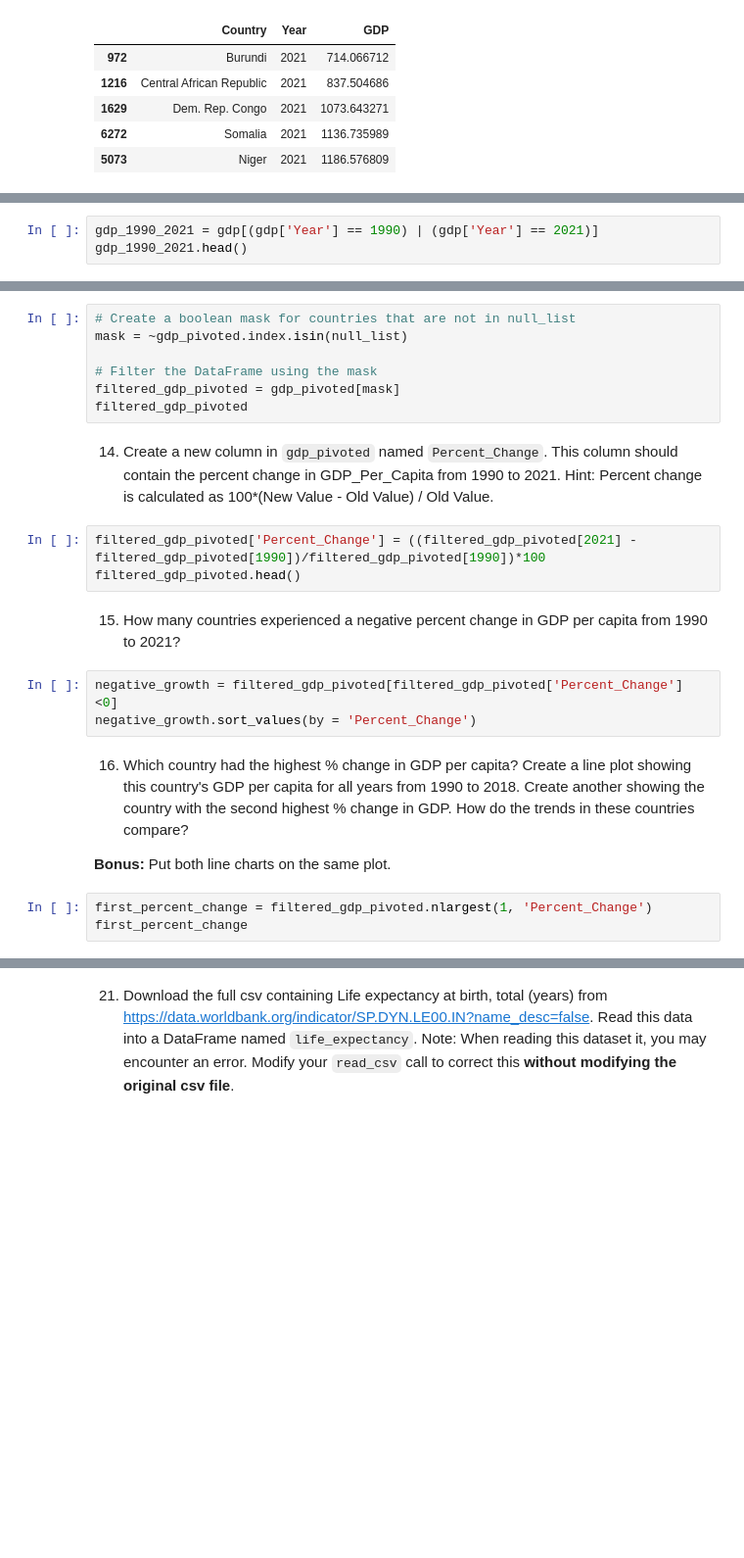
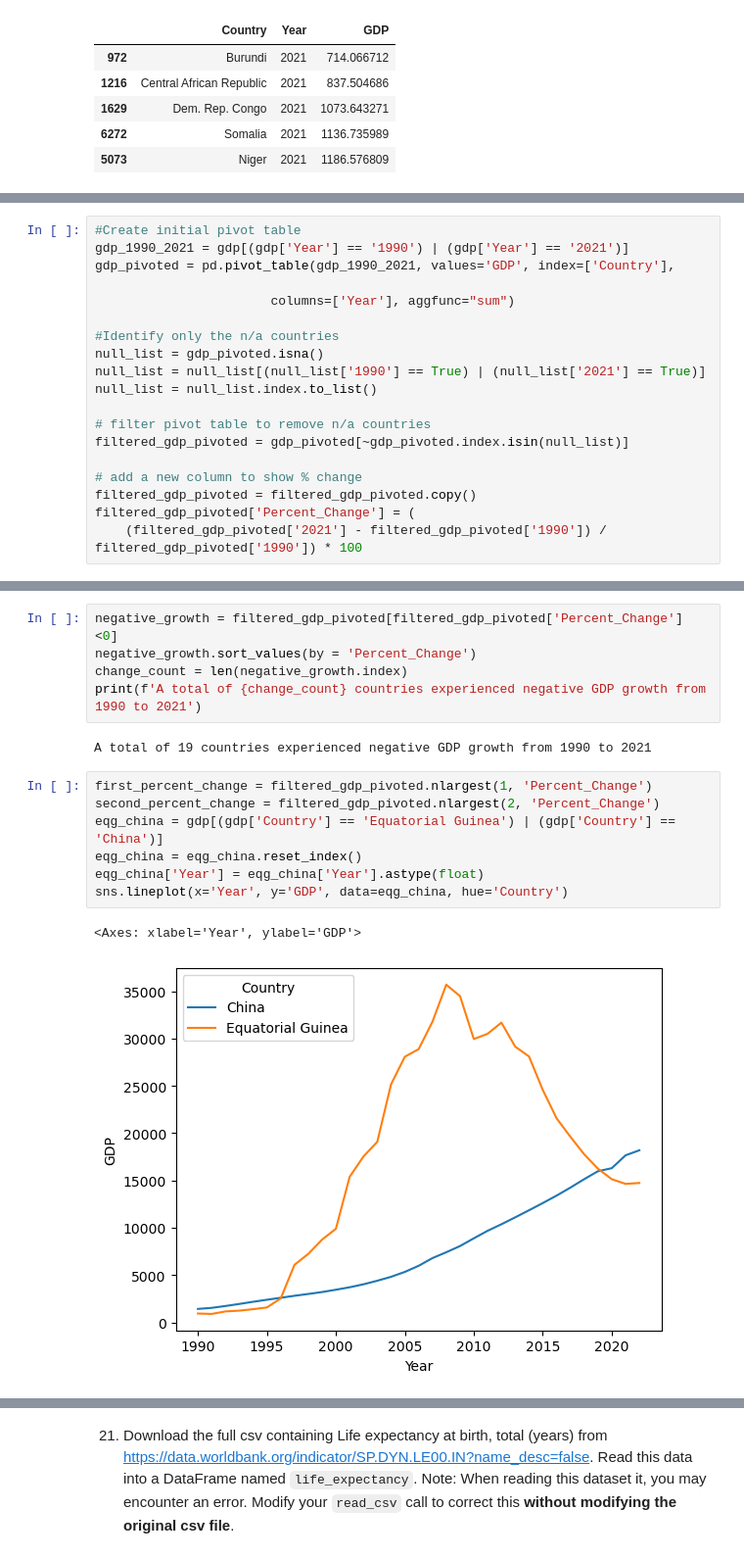
Before and after one commit to nss-data-science-cohort-8/un-exploration-JEFFDAVISJR, a Jupyter notebook: Notebooks/UN_Data_Exploration_Final.ipynb, the cells around one changed output, grey strips where cells are left out. Shown at 98% size. Drawn from its saved outputs; the diff is of its cells as text; blank space fills up the shorter version.

```diff
--- a/Notebooks/UN_Data_Exploration_Final.ipynb
+++ b/Notebooks/UN_Data_Exploration_Final.ipynb
@@ -109,3 +113,19 @@ bottom_five_gdp_2021.head()
 # %%
-gdp_1990_2021 = gdp[(gdp['Year'] == 1990) | (gdp['Year'] == 2021)]
-gdp_1990_2021.head()
+#Create initial pivot table
+gdp_1990_2021 = gdp[(gdp['Year'] == '1990') | (gdp['Year'] == '2021')]
+gdp_pivoted = pd.pivot_table(gdp_1990_2021, values='GDP', index=['Country'],
+
+                       columns=['Year'], aggfunc="sum")
+
+#Identify only the n/a countries
+null_list = gdp_pivoted.isna()
+null_list = null_list[(null_list['1990'] == True) | (null_list['2021'] == True)]
+null_list = null_list.index.to_list()
+
+# filter pivot table to remove n/a countries
+filtered_gdp_pivoted = gdp_pivoted[~gdp_pivoted.index.isin(null_list)]
+
+# add a new column to show % change
+filtered_gdp_pivoted = filtered_gdp_pivoted.copy()
+filtered_gdp_pivoted['Percent_Change'] = (
+    (filtered_gdp_pivoted['2021'] - filtered_gdp_pivoted['1990']) / filtered_gdp_pivoted['1990']) * 100
@@ -124,24 +132,17 @@ null_list = null_list.index.to_list()
-# %%
-# Create a boolean mask for countries that are not in null_list
-mask = ~gdp_pivoted.index.isin(null_list)
-
-# Filter the DataFrame using the mask
-filtered_gdp_pivoted = gdp_pivoted[mask]
-filtered_gdp_pivoted
-# %% [markdown]
-14. Create a new column in `gdp_pivoted` named `Percent_Change`. This column should contain the percent change in GDP_Per_Capita from 1990 to 2021. Hint: Percent change is calculated as 100*(New Value - Old Value) / Old Value.
-# %%
-filtered_gdp_pivoted['Percent_Change'] = ((filtered_gdp_pivoted[2021] - filtered_gdp_pivoted[1990])/filtered_gdp_pivoted[1990])*100
-filtered_gdp_pivoted.head()
-# %% [markdown]
-15. How many countries experienced a negative percent change in GDP per capita from 1990 to 2021?
 # %%
 negative_growth = filtered_gdp_pivoted[filtered_gdp_pivoted['Percent_Change'] <0]
 negative_growth.sort_values(by = 'Percent_Change')
+change_count = len(negative_growth.index)
+print(f'A total of {change_count} countries experienced negative GDP growth from 1990 to 2021')
+# %% [output]
+A total of 19 countries experienced negative GDP growth from 1990 to 2021
-# %% [markdown]
-16. Which country had the highest % change in GDP per capita? Create a line plot showing this country's GDP per capita for all years from 1990 to 2018. Create another showing the country with the second highest % change in GDP. How do the trends in these countries compare?
-
-**Bonus:** Put both line charts on the same plot.
 # %%
 first_percent_change = filtered_gdp_pivoted.nlargest(1, 'Percent_Change')
-first_percent_change
+second_percent_change = filtered_gdp_pivoted.nlargest(2, 'Percent_Change')
+eqg_china = gdp[(gdp['Country'] == 'Equatorial Guinea') | (gdp['Country'] == 'China')]
+eqg_china = eqg_china.reset_index()
+eqg_china['Year'] = eqg_china['Year'].astype(float)
+sns.lineplot(x='Year', y='GDP', data=eqg_china, hue='Country')
+# %% [output]
+<Axes: xlabel='Year', ylabel='GDP'>
+[figure, added]
```
Also changed, not shown: parts of 19 cells of this notebook.
